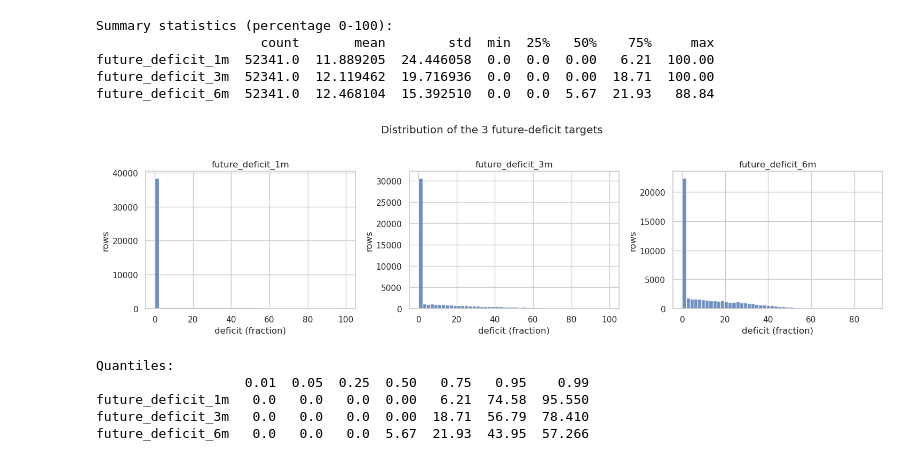
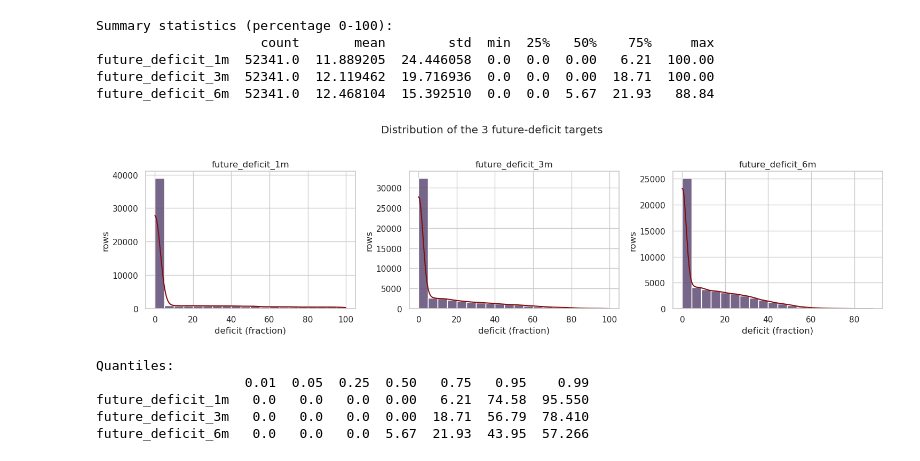
Before and after one commit to WMRioga/ALSRS, a Jupyter notebook: ml/MDS650_v260905_alsrs.ipynb, the cells around one changed output. Cells and saved outputs as stored; diff of their text form; code cells hidden in the pictures.

```diff
--- a/ml/MDS650_v260905_alsrs.ipynb
+++ b/ml/MDS650_v260905_alsrs.ipynb
@@ -145,17 +146,20 @@ future_deficit_1m  52341.0  11.889205  24.446058  0.0  0.0  0.00   6.21  100.00
 future_deficit_3m  52341.0  12.119462  19.716936  0.0  0.0  0.00  18.71  100.00
 future_deficit_6m  52341.0  12.468104  15.392510  0.0  0.0  5.67  21.93   88.84
 # %%
+import seaborn as sns
+
 fig, axes = plt.subplots(1, 3, figsize=(15, 4))
 for ax, t in zip(axes, targets):
-    ax.hist(df[t], bins=50, color="#4C72B0", alpha=0.8)
+    ax.hist(df[t], bins=20, color="#4C72B0", alpha=0.8)
     ax.set_title(t)
     ax.set_xlabel("deficit (fraction)")
     ax.set_ylabel("rows")
+    sns.histplot(df[t], bins=20, ax=ax, kde=True, color="#850C0C", alpha=0.3)
 fig.suptitle("Distribution of the 3 future-deficit targets", y=1.03)
 fig.tight_layout()
 plt.show()
 # %% [output]
-[figure, old version]
+[figure, new version]
 # %%
 # Quantiles to see where the mass sits (and how much exceeds each threshold).
 q = [0.01, 0.05, 0.25, 0.5, 0.75, 0.95, 0.99]
```
Also changed, not shown: parts of 7 cells of this notebook, 5 other files.
